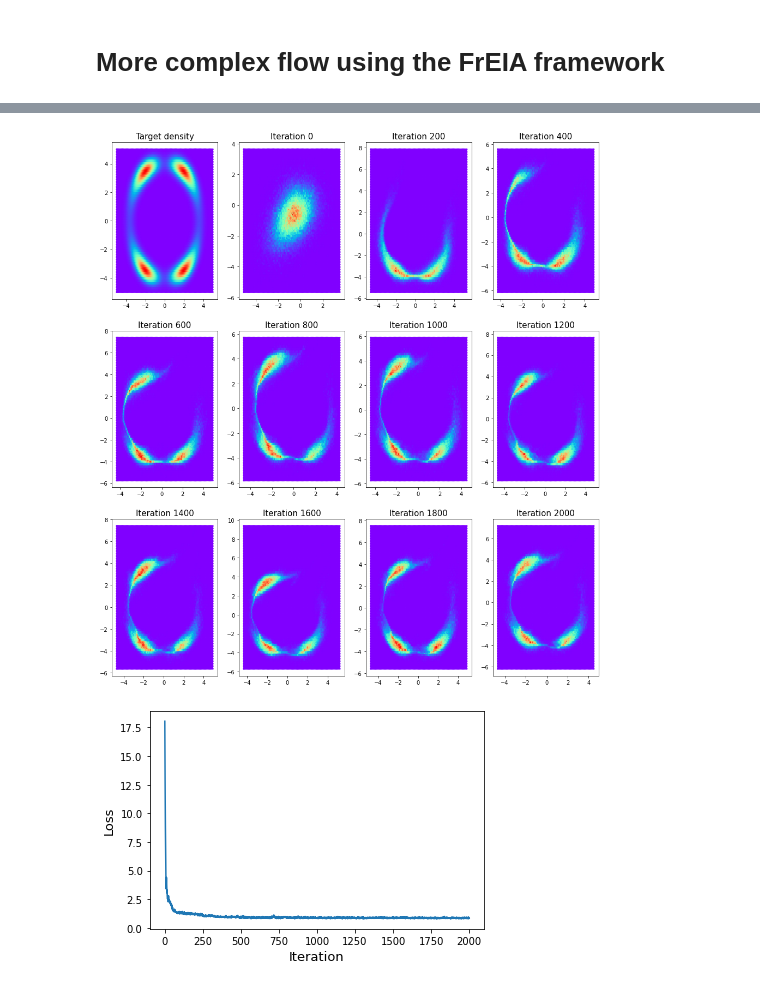
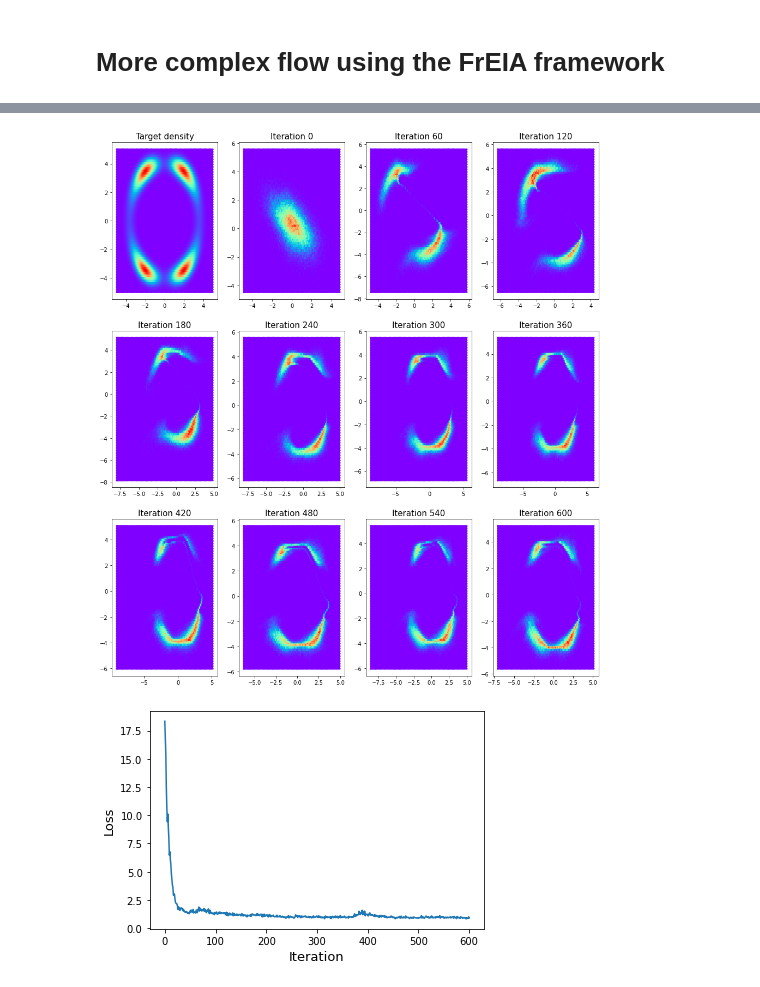
Before and after one commit to lsowa/flows, a Jupyter notebook: normalizing_flows.ipynb, the cells around one changed output, grey strips where cells are left out. Drawn from its saved outputs; the diff is of its cells as text; code cells hidden in the pictures.

```diff
--- a/normalizing_flows.ipynb
+++ b/normalizing_flows.ipynb
@@ -92,7 +95,9 @@ for k in range(8):
 # %%
 # train FrEIA model
 train(model=inn,
-      iterations=2001,
+      iterations=601,
       lr=0.001,
-      scheduler=0.999)
+      scheduler=0.999,
+      name='freia',
+      jupyter_nb=True)
 # %% [output]
@@ -110,4 +115,4 @@ Iter. 2000 Loss: 0.84423
-[figure, old version]
+[figure, new version]
-[figure, old version]
+[figure, new version]
 # %%
 # Check the output of the stacked flow components
```
Also changed, not shown: parts of 5 cells of this notebook, 2 other files.
